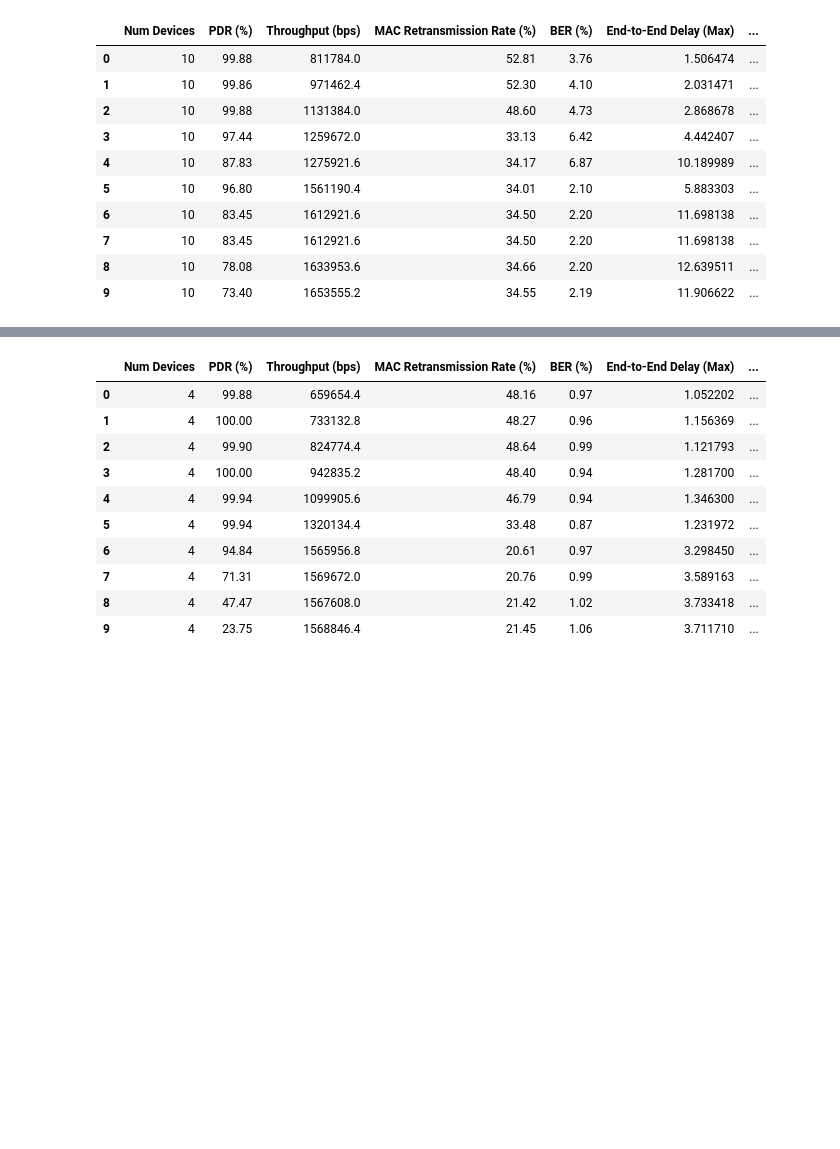
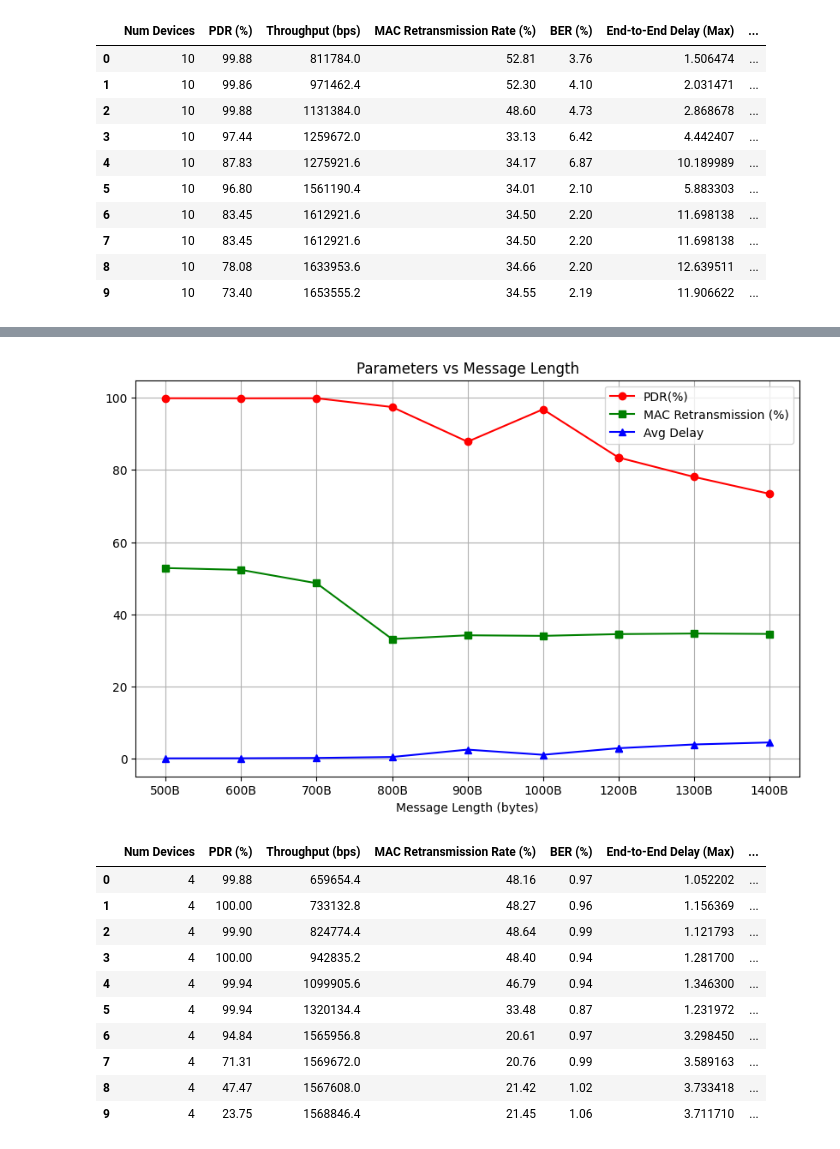
Before and after one commit to ahsanbulbul/Omnetpp-Analyzer, a Jupyter notebook: Performance Analysis.ipynb, the cells around one changed output, grey strips where cells are left out. Saved outputs shown, nothing was run; the diff lists cells and outputs as text; code cells hidden in the pictures; blank space fills up the shorter version.

```diff
--- a/Performance Analysis.ipynb
+++ b/Performance Analysis.ipynb
@@ -595,3 +582,15 @@ metrics_2a_df
+# %%
+plt.figure(figsize=(10, 6))
+plt.plot(metrics_2a_df['Message Length'], metrics_2a_df['PDR (%)'], marker='o', color='r', label='PDR(%)')
+plt.plot(metrics_2a_df['Message Length'], metrics_2a_df['MAC Retransmission Rate (%)'], marker='s', color='g', label='MAC Retransmission (%)')
+plt.plot(metrics_2a_df['Message Length'], metrics_2a_df['End-to-End Delay (Avg)'], marker='^', color='b', label='Avg Delay')
+plt.title('Parameters vs Message Length')
+plt.xlabel('Message Length (bytes)')
+plt.grid()
+plt.legend()
+plt.show()
+# %% [output]
+[figure, added]
 # %%
 metrics_2b_df = get_df("Step-2b", 1, 10)
 metrics_2b_df
```
Also changed, not shown: parts of 23 cells of this notebook, 2 other files.
